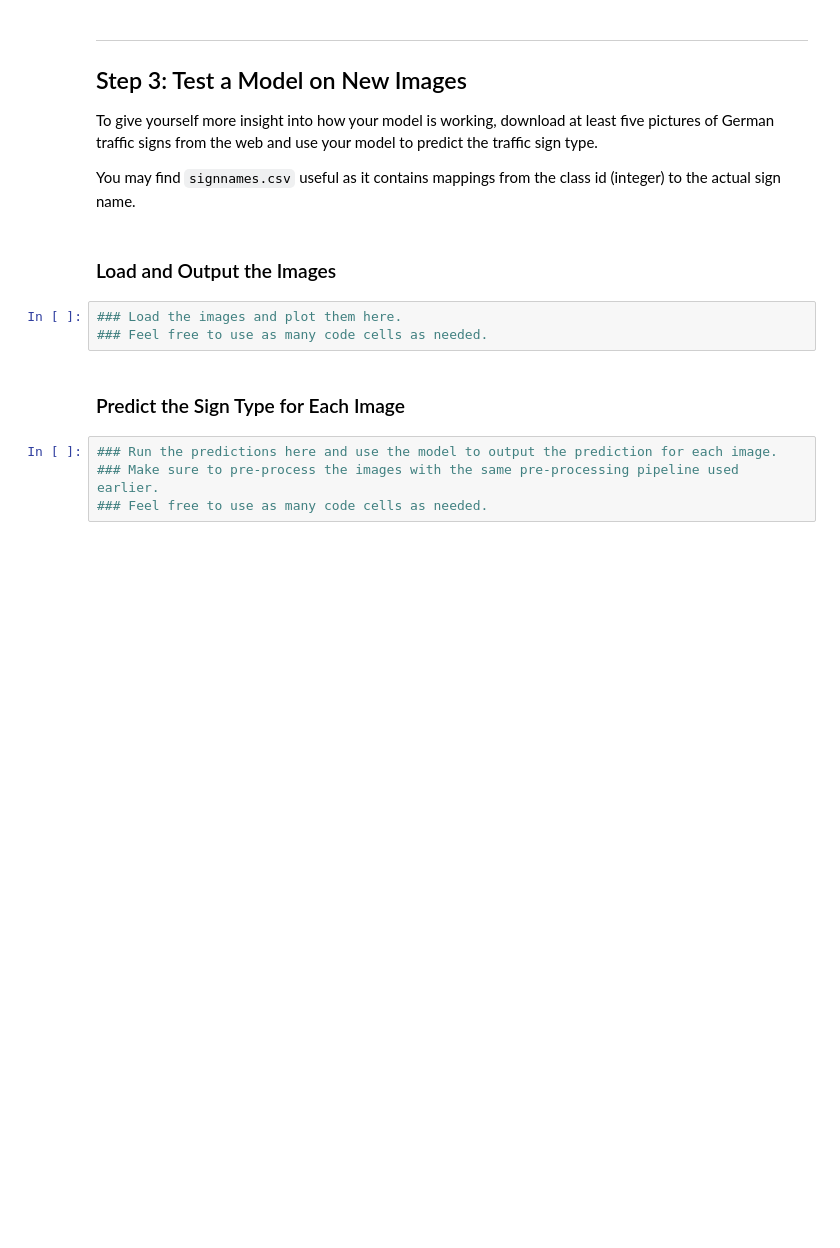
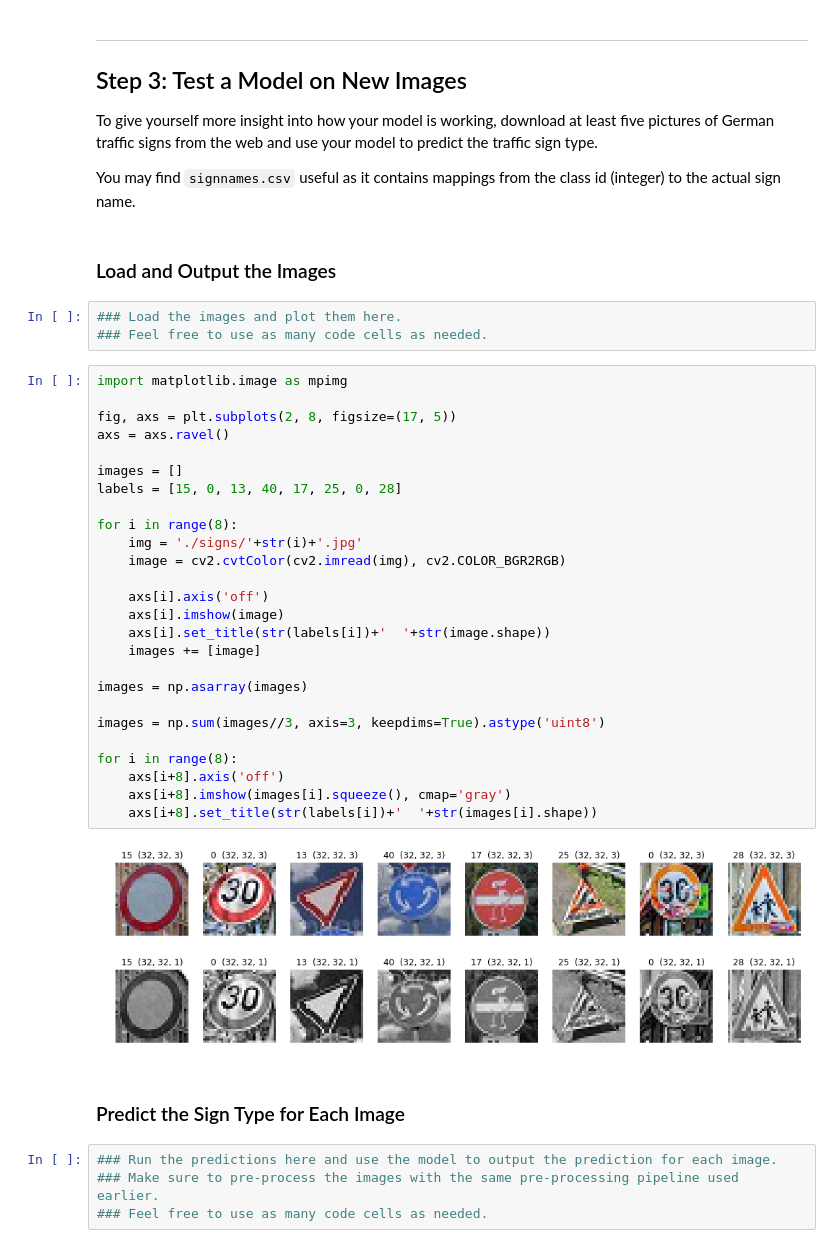
Before and after one commit to tmandzak/CarND-Traffic-Sign-Classifier-Project, a Jupyter notebook: Traffic_Sign_Classifier.ipynb, the cells around one changed output. Cells and saved outputs as stored; diff of their text form; blank space fills up the shorter version.

```diff
--- a/Traffic_Sign_Classifier.ipynb
+++ b/Traffic_Sign_Classifier.ipynb
@@ -540,6 +556,34 @@ You may find `signnames.csv` useful as it contains mappings from the class id (i
 # %%
 ### Load the images and plot them here.
 ### Feel free to use as many code cells as needed.
+# %%
+import matplotlib.image as mpimg
+
+fig, axs = plt.subplots(2, 8, figsize=(17, 5))
+axs = axs.ravel()
+
+images = []
+labels = [15, 0, 13, 40, 17, 25, 0, 28]
+
+for i in range(8):
+    img = './signs/'+str(i)+'.jpg'
+    image = cv2.cvtColor(cv2.imread(img), cv2.COLOR_BGR2RGB)
+
+    axs[i].axis('off')
+    axs[i].imshow(image)
+    axs[i].set_title(str(labels[i])+'  '+str(image.shape))
+    images += [image]
+
+images = np.asarray(images)
+
+images = np.sum(images//3, axis=3, keepdims=True).astype('uint8')
+
+for i in range(8):
+    axs[i+8].axis('off')
+    axs[i+8].imshow(images[i].squeeze(), cmap='gray')
+    axs[i+8].set_title(str(labels[i])+'  '+str(images[i].shape))
+# %% [output]
+[figure, added]
 # %% [markdown]
 ### Predict the Sign Type for Each Image
 # %%
```
Also changed, not shown: parts of 21 cells of this notebook, 12 other files.
